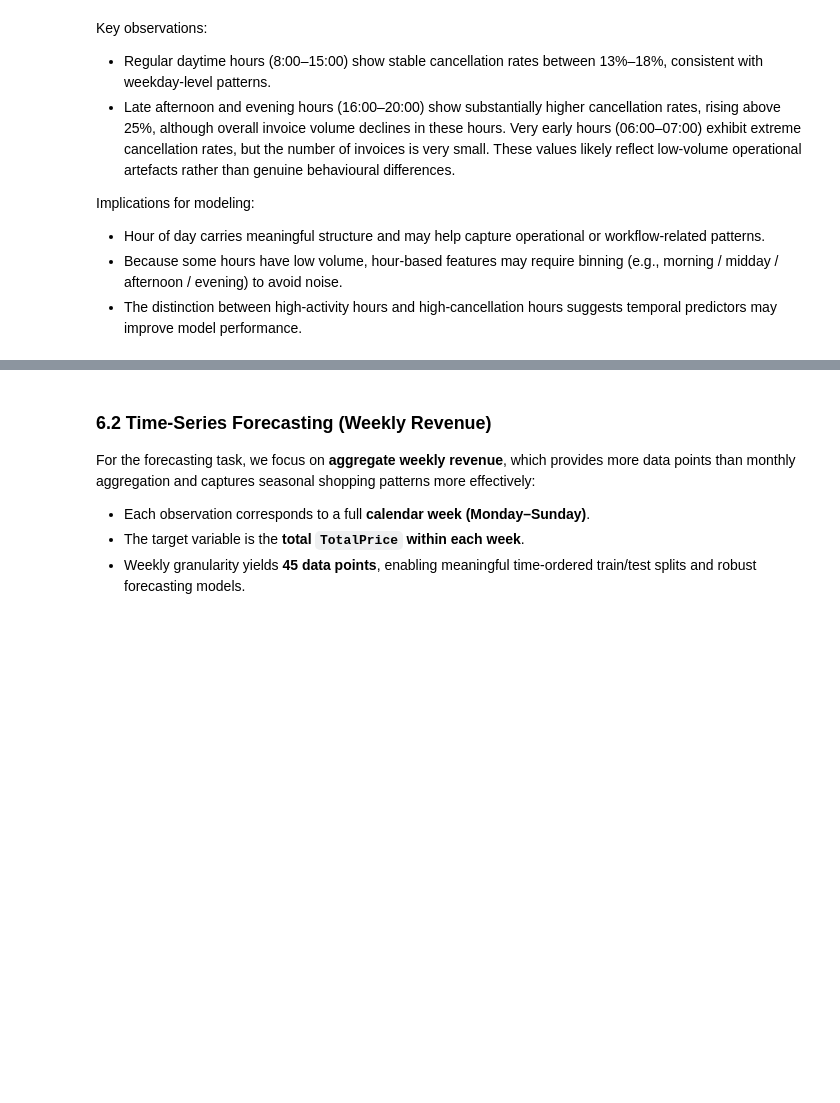
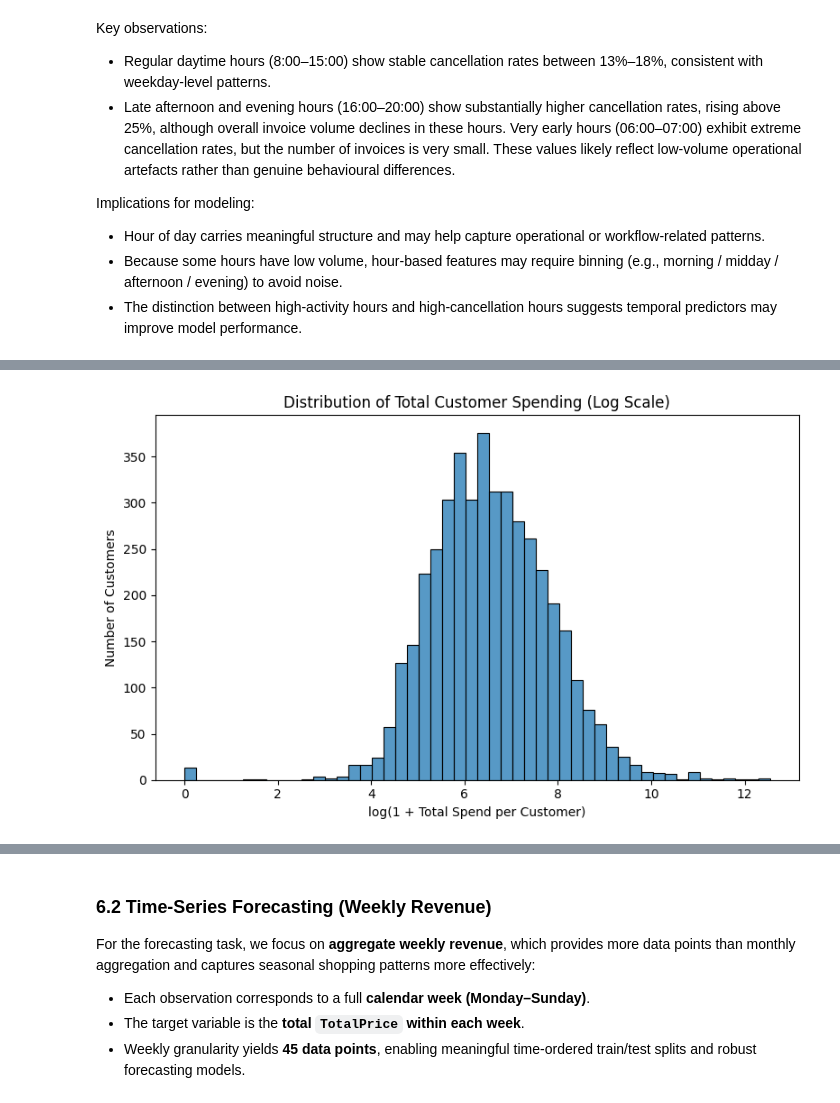
Before and after one commit to jz024/online_retail, a Jupyter notebook: final_project_ver2.ipynb, the cells around one changed output, grey strips where cells are left out. Cells and saved outputs as stored; diff of their text form; code cells hidden in the pictures; blank space fills up the shorter version.

```diff
--- a/final_project_ver2.ipynb
+++ b/final_project_ver2.ipynb
@@ -877,0 +746,10 @@ plt.show()
+# %%
+plt.figure(figsize=(8, 5))
+sns.histplot(np.log1p(customer_spend), bins=50)
+plt.xlabel("log(1 + Total Spend per Customer)")
+plt.ylabel("Number of Customers")
+plt.title("Distribution of Total Customer Spending (Log Scale)")
+plt.tight_layout()
+plt.show()
+# %% [output]
+[figure, added]
```
Also changed, not shown: parts of 68 cells of this notebook.
